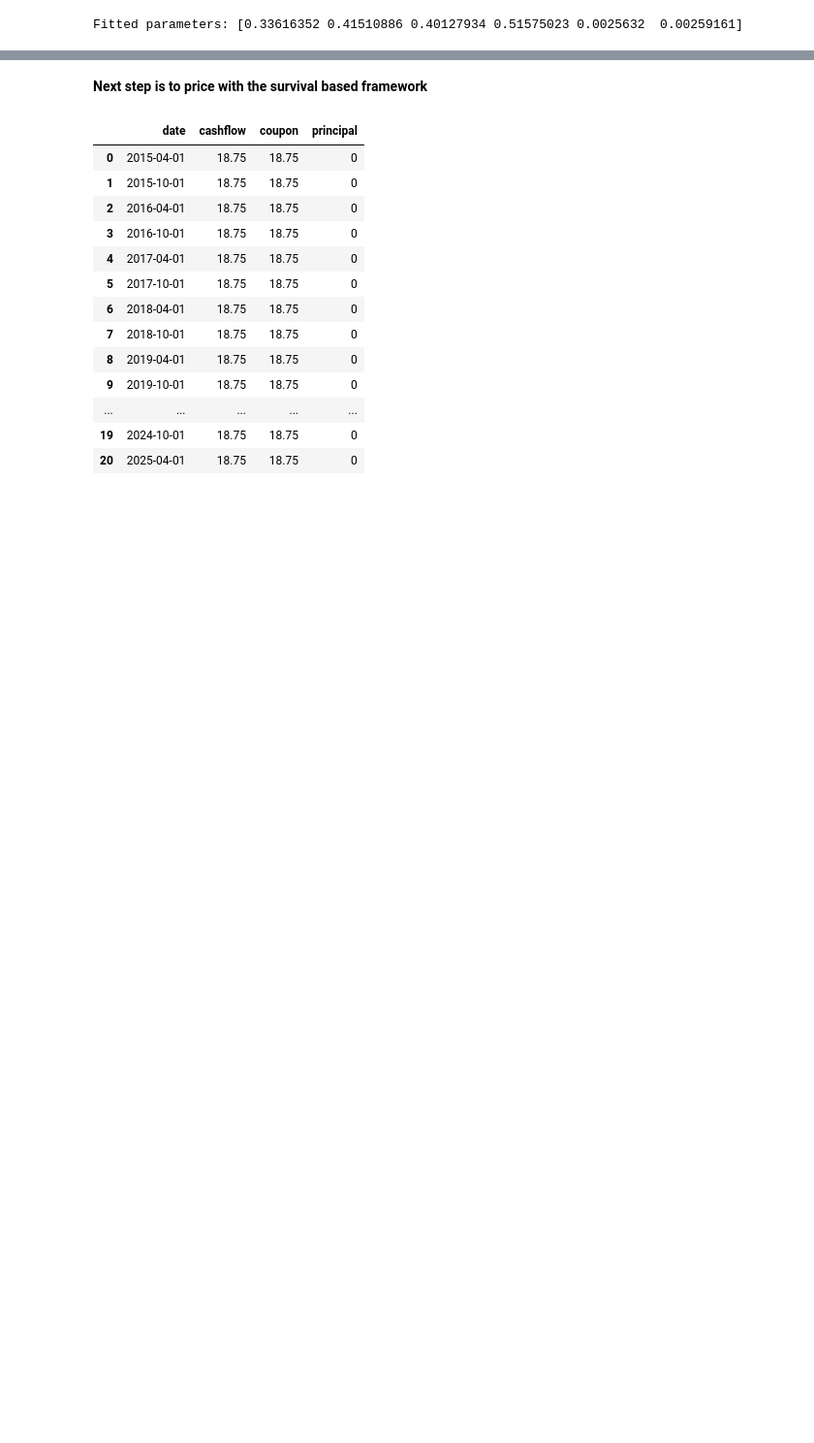
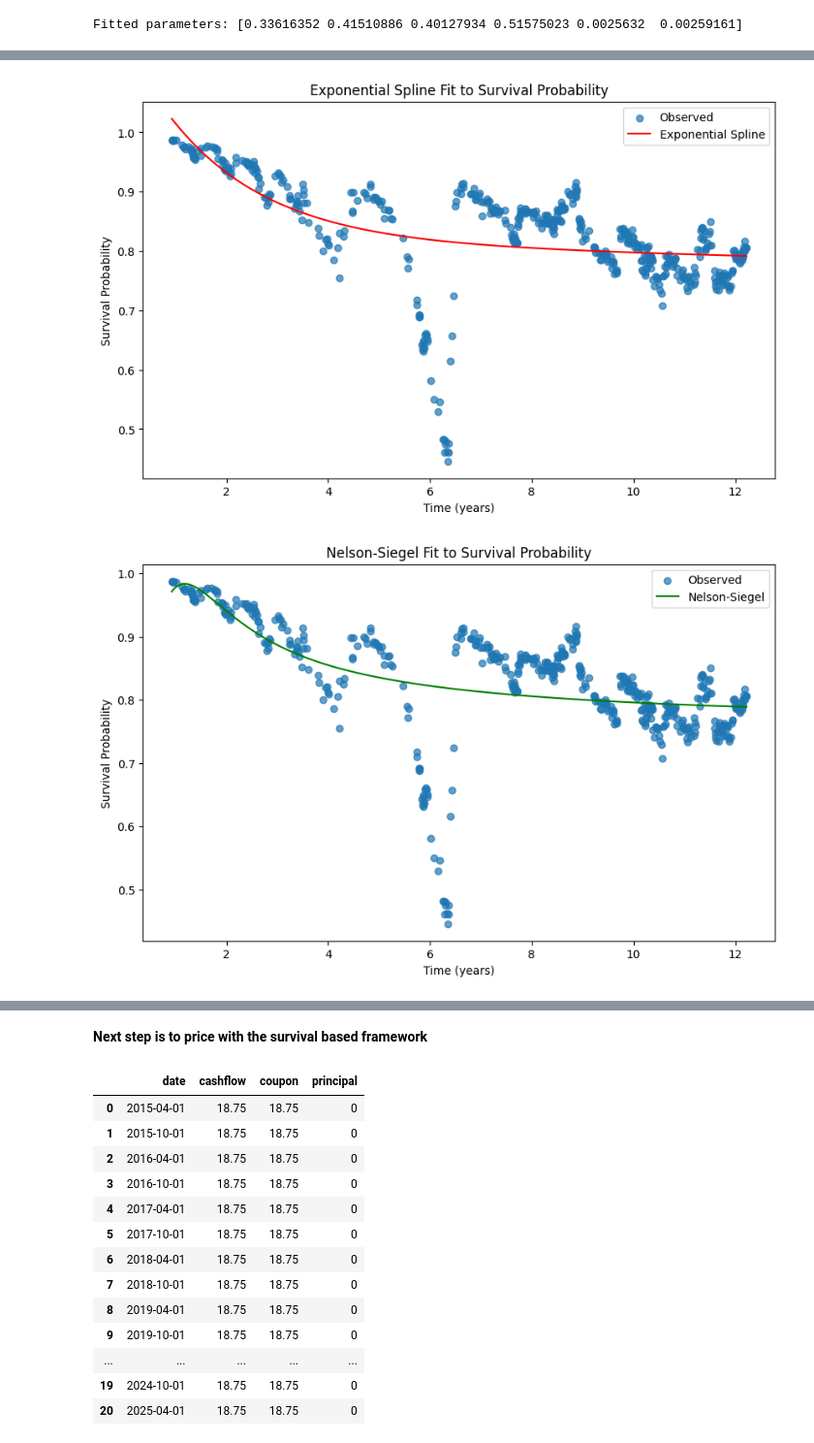
Before and after one commit to Quant-Liam/FE800-Research, a Jupyter notebook: FA800 ProjectDraft.ipynb, the cells around one changed output, grey strips where cells are left out. Shown at 97% size. Drawn from its saved outputs; the diff is of its cells as text; code cells hidden in the pictures; blank space fills up the shorter version.

```diff
--- a/FA800 ProjectDraft.ipynb
+++ b/FA800 ProjectDraft.ipynb
@@ -183,0 +177,43 @@ plt.show()
+# %%
+#Exp Spline plot
+plt.figure(figsize=(10, 6))
+plt.scatter(df['Time_to_Maturity'], df['s_tau'], label="Observed", alpha=0.7)
+plt.plot(df['Time_to_Maturity'], exp_spline(df['Time_to_Maturity'], *params), label="Exponential Spline", color = 'red')
+plt.xlabel("Time (years)")
+plt.ylabel("Survival Probability")
+plt.title("Exponential Spline Fit to Survival Probability")
+plt.legend()
+plt.show()
+
+#Nelson-Siegel plot
+plt.figure(figsize=(10, 6))
+plt.scatter(df['Time_to_Maturity'], df['s_tau'], label="Observed", alpha=0.7)
+plt.plot(df['Time_to_Maturity'], nelson_siegel(df['Time_to_Maturity'], *params_ns), label="Nelson-Siegel", color = 'green')
+plt.xlabel("Time (years)")
+plt.ylabel("Survival Probability")
+plt.title("Nelson-Siegel Fit to Survival Probability")
+plt.legend()
+plt.show()
+
+#Piecewise plot
+plt.figure(figsize=(10, 6))
+plt.scatter(df['Time_to_Maturity'], df['s_tau'], label="Observed", alpha=0.7)
+plt.plot(df['Time_to_Maturity'], df['piecewise_fit'], label="Piecewise Spline", color = 'purple')
+plt.xlabel("Time (years)")
+plt.ylabel("Survival Probability")
+plt.title("Piecewise Spline Fit to Survival Probability")
+plt.legend()
+plt.show()
+
+#Cublic Spline plot
+plt.figure(figsize=(10, 6))
+plt.scatter(df['Time_to_Maturity'], df['s_tau'], label="Observed", alpha=0.7)
+plt.plot(df_sorted['Time_to_Maturity'], df_sorted['cubic_fit'], label="Cubic Spline")
+plt.xlabel("Time (years)")
+plt.ylabel("Survival Probability")
+plt.title("Cubic Spline Fit to Survival Probability")
+plt.legend()
+plt.show()
+# %% [output]
+[figure, added]
+[figure, added]
```
Also changed, not shown: parts of 12 cells of this notebook.
